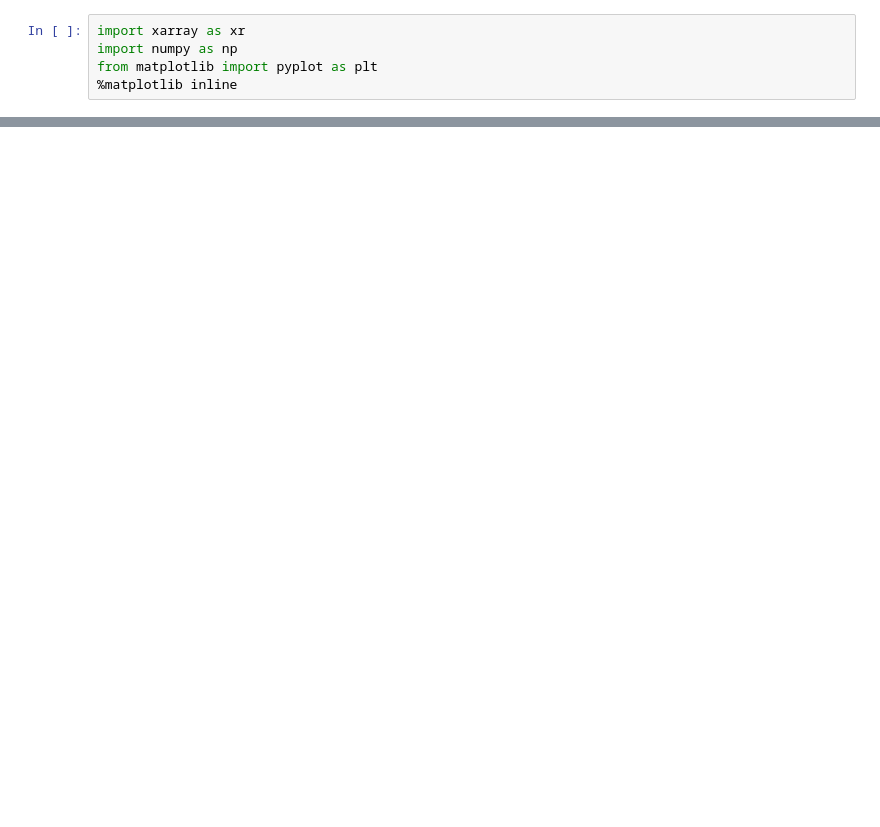
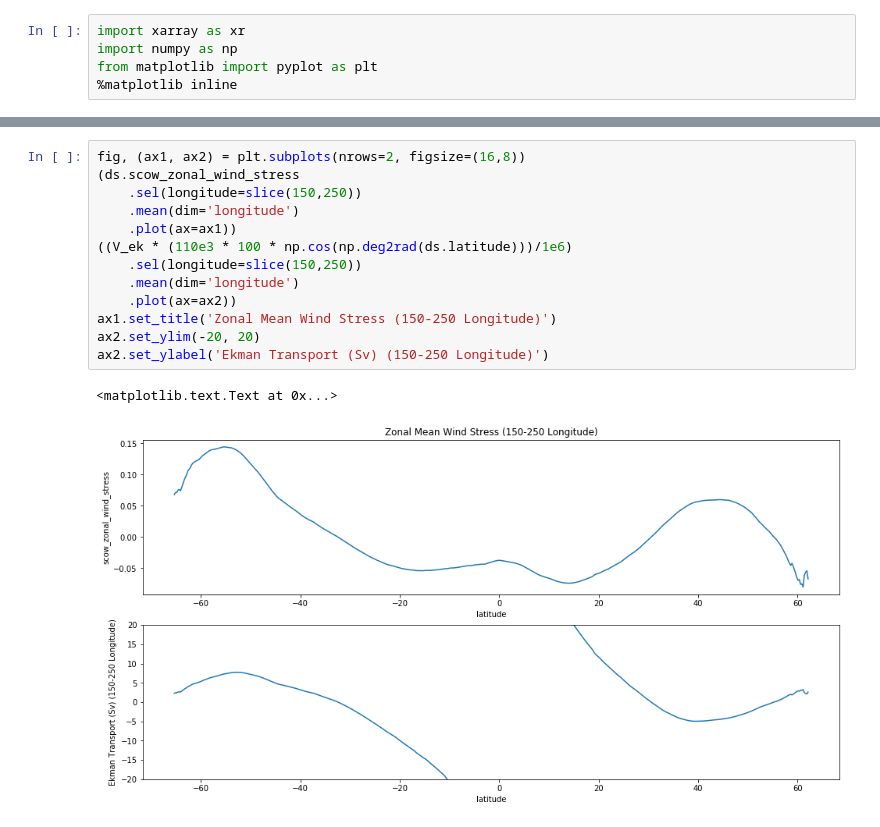
Before and after one commit to rabernat/intro_to_physical_oceanography, a Jupyter notebook: lectures/06_wind_forcing.ipynb, the cells around one changed output, grey strips where cells are left out. Drawn from its saved outputs; the diff is of its cells as text; blank space fills up the shorter version.

```diff
--- a/lectures/06_wind_forcing.ipynb
+++ b/lectures/06_wind_forcing.ipynb
@@ -62,0 +163,16 @@ scow_am.scow_zonal_wind_stress.sel(longitude=slice(300,350)).mean(dim='longitude
+# %%
+fig, (ax1, ax2) = plt.subplots(nrows=2, figsize=(16,8))
+(ds.scow_zonal_wind_stress
+    .sel(longitude=slice(150,250))
+    .mean(dim='longitude')
+    .plot(ax=ax1))
+((V_ek * (110e3 * 100 * np.cos(np.deg2rad(ds.latitude)))/1e6)
+    .sel(longitude=slice(150,250))
+    .mean(dim='longitude')
+    .plot(ax=ax2))
+ax1.set_title('Zonal Mean Wind Stress (150-250 Longitude)')
+ax2.set_ylim(-20, 20)
+ax2.set_ylabel('Ekman Transport (Sv) (150-250 Longitude)')
+# %% [output]
+<matplotlib.text.Text at 0x...>
+[figure, added]
```
Also changed, not shown: parts of 21 cells of this notebook, 1 other file.
